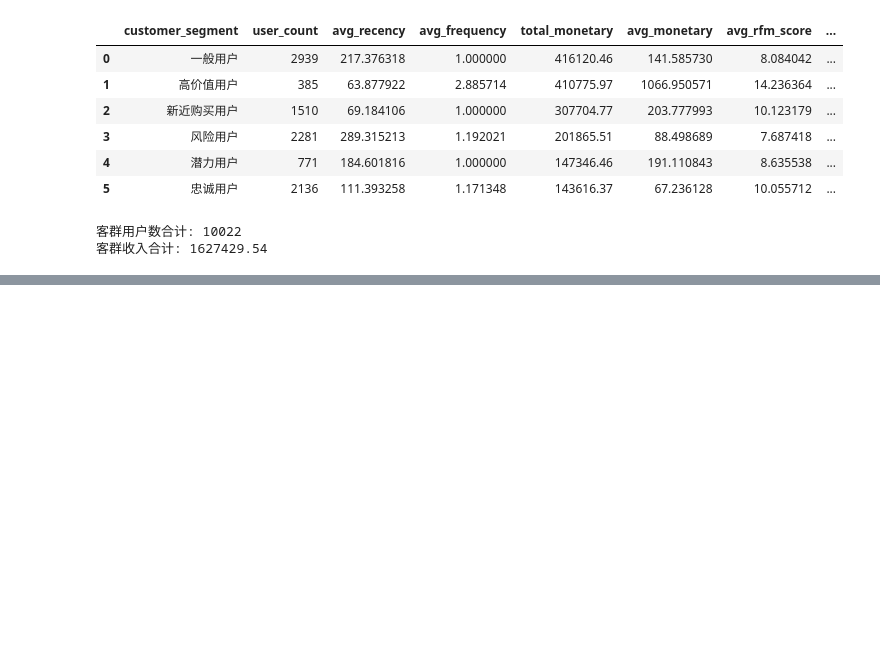
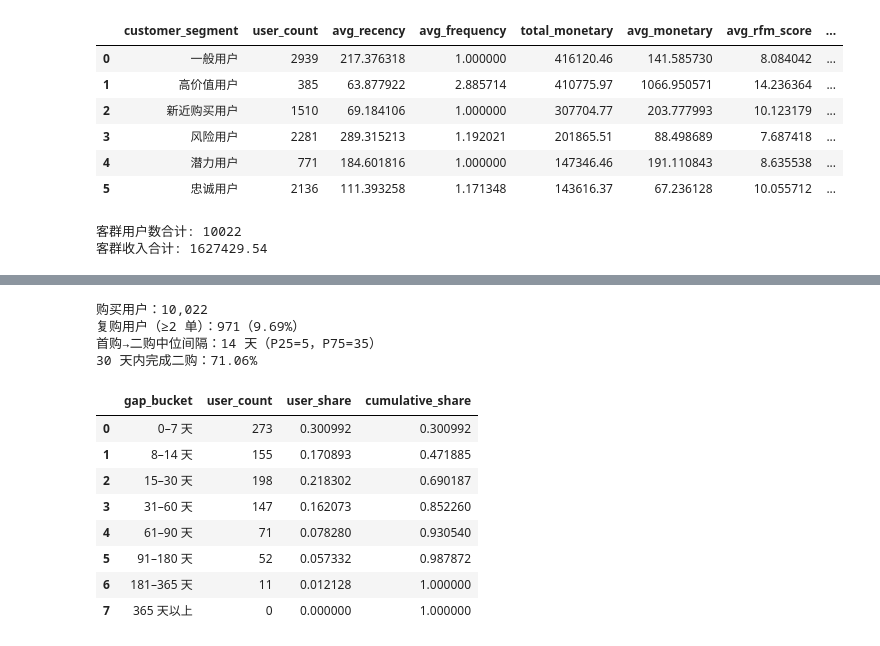
Before and after one commit to branch8888/GA360-User-Lifecycle-Analysis, a Jupyter notebook: notebooks/GA360_ecommerce_analysis.ipynb, the cells around one changed output, grey strips where cells are left out. Drawn from its saved outputs; the diff is of its cells as text; code cells hidden in the pictures; blank space fills up the shorter version.

```diff
--- a/notebooks/GA360_ecommerce_analysis.ipynb
+++ b/notebooks/GA360_ecommerce_analysis.ipynb
@@ -1965,0 +2000,69 @@ print("客群收入合计:", segment_summary["total_monetary"].sum())
+# %%
+# ---- 4.6.1 首购 → 第二次购买间隔 ----
+orders_lifecycle = orders.copy()
+orders_lifecycle["fullVisitorId"] = orders_lifecycle["fullVisitorId"].astype("string")
+orders_lifecycle = orders_lifecycle.sort_values(["fullVisitorId", "order_date"])
+orders_lifecycle["order_rank"] = orders_lifecycle.groupby("fullVisitorId").cumcount()
+
+first_order_date = orders_lifecycle.loc[
+    orders_lifecycle["order_rank"] == 0
+].set_index("fullVisitorId")["order_date"]
+
+second_order_date = orders_lifecycle.loc[
+    orders_lifecycle["order_rank"] == 1
+].set_index("fullVisitorId")["order_date"]
+
+# 只有存在第二单的用户才会进入 gap 计算
+gap_days = (
+    second_order_date - first_order_date.reindex(second_order_date.index)
+).dt.days
+
+gap_bins = [0, 7, 14, 30, 60, 90, 180, 365, np.inf]
+gap_labels = [
+    "0–7 天", "8–14 天", "15–30 天", "31–60 天",
+    "61–90 天", "91–180 天", "181–365 天", "365 天以上",
+]
+
+lifecycle_repeat_gap = (
+    pd.cut(gap_days, bins=gap_bins, labels=gap_labels, right=True)
+    .value_counts()
+    .reindex(gap_labels)
+    .rename_axis("gap_bucket")
+    .to_frame("user_count")
+    .reset_index()
+)
+lifecycle_repeat_gap["user_share"] = (
+    lifecycle_repeat_gap["user_count"] / lifecycle_repeat_gap["user_count"].sum()
+)
+lifecycle_repeat_gap["cumulative_share"] = lifecycle_repeat_gap["user_share"].cumsum()
+
+lifecycle_repeat_gap.to_csv(
+    output_table_dir / "lifecycle_repeat_gap.csv",
+    index=False,
+    encoding="utf-8-sig",
+)
+
+buyer_count = orders_lifecycle["fullVisitorId"].nunique()
+repeat_count = int(second_order_date.notna().sum())
+
+print(f"购买用户：{buyer_count:,}")
+print(f"复购用户（≥2 单）：{repeat_count:,}（{repeat_count / buyer_count:.2%}）")
+print(f"首购→二购中位间隔：{gap_days.median():.0f} 天"
+      f"（P25={gap_days.quantile(0.25):.0f}，P75={gap_days.quantile(0.75):.0f}）")
+print(f"30 天内完成二购：{(gap_days <= 30).mean():.2%}")
+
+display(lifecycle_repeat_gap)
+# %% [output]
+购买用户：10,022
+复购用户（≥2 单）：971（9.69%）
+首购→二购中位间隔：14 天（P25=5，P75=35）
+30 天内完成二购：71.06%
+|  | gap_bucket | user_count | user_share | cumulative_share |
+| 0 | 0–7 天 | 273 | 0.300992 | 0.300992 |
+| 1 | 8–14 天 | 155 | 0.170893 | 0.471885 |
+| 2 | 15–30 天 | 198 | 0.218302 | 0.690187 |
+| 3 | 31–60 天 | 147 | 0.162073 | 0.852260 |
+| 4 | 61–90 天 | 71 | 0.078280 | 0.930540 |
+| 5 | 91–180 天 | 52 | 0.057332 | 0.987872 |
+| 6 | 181–365 天 | 11 | 0.012128 | 1.000000 |
+| 7 | 365 天以上 | 0 | 0.000000 | 1.000000 |
```
Also changed, not shown: parts of 9 cells of this notebook, 21 other files.
